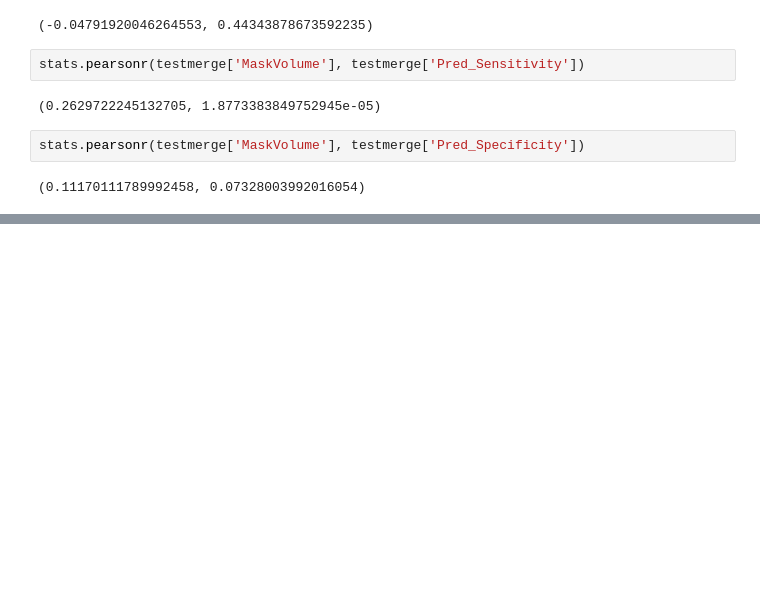
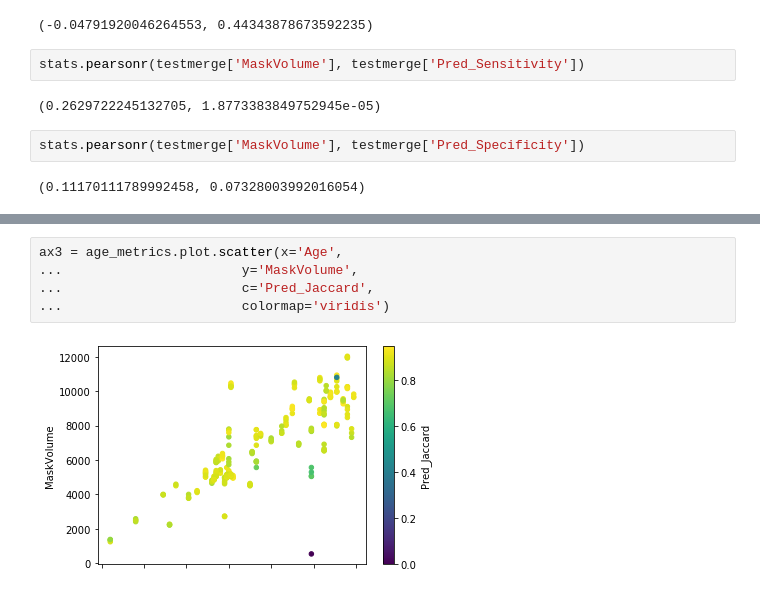
Before and after one commit to saigerutherford/fetal-code, a Jupyter notebook: figures/MedPy_Metrics.ipynb, the cells around one changed output, grey strips where cells are left out. Saved outputs shown, nothing was run; the diff lists cells and outputs as text; blank space fills up the shorter version.

```diff
--- a/figures/MedPy_Metrics.ipynb
+++ b/figures/MedPy_Metrics.ipynb
@@ -333,0 +447,7 @@ stats.pearsonr(testmerge['MaskVolume'], testmerge['Pred_Specificity'])
+# %%
+ax3 = age_metrics.plot.scatter(x='Age',
+...                       y='MaskVolume',
+...                       c='Pred_Jaccard',
+...                       colormap='viridis')
+# %% [output]
+[figure, added]
```
Also changed, not shown: parts of 17 cells of this notebook, 16 other files.
